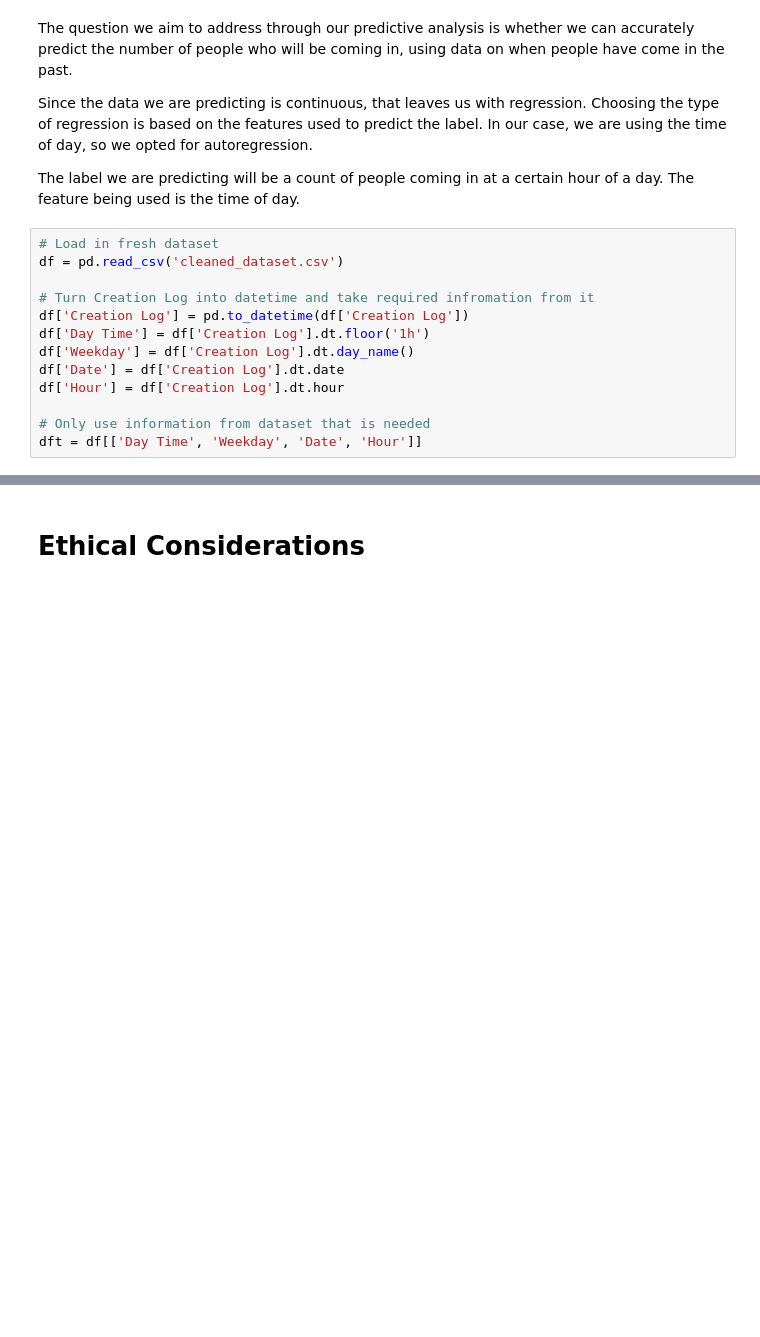
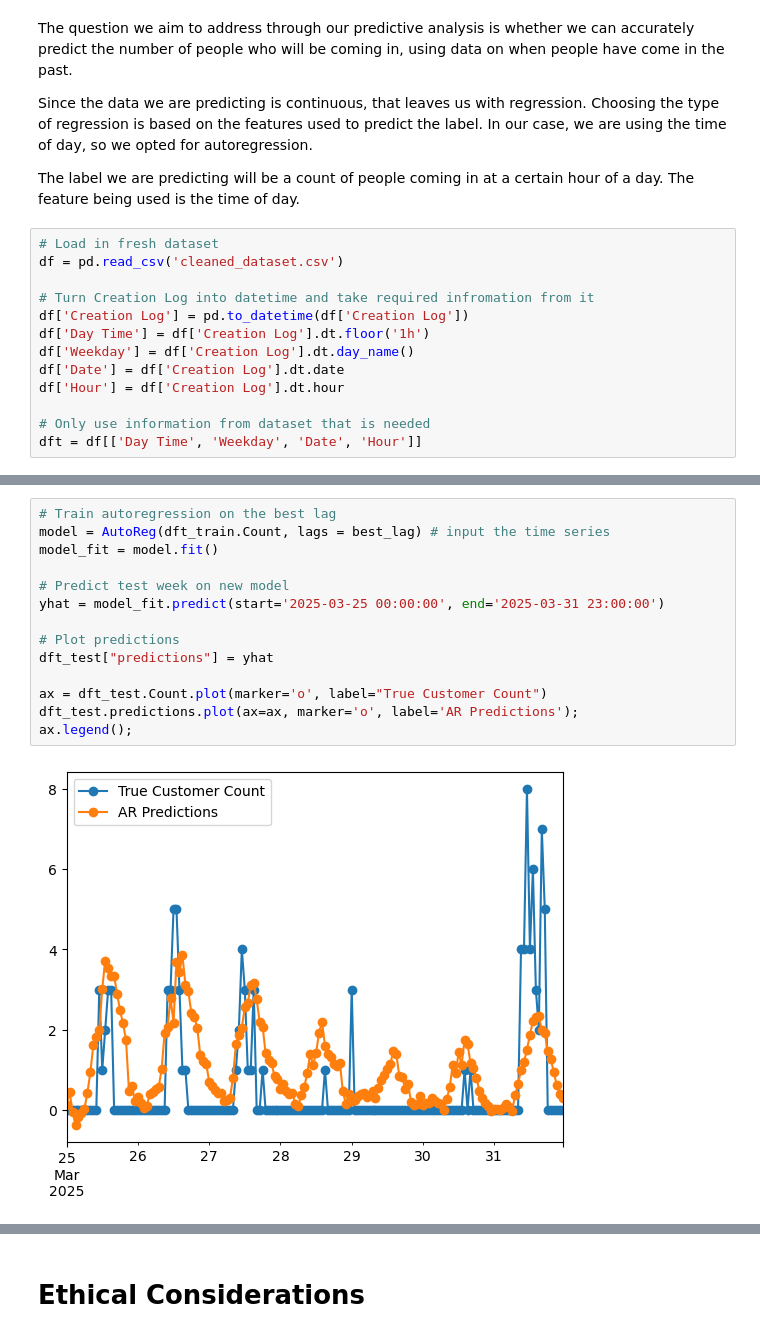
Before and after one commit to MarMar888/ECEDesignLabProj, a Jupyter notebook: final_report.ipynb, the cells around one changed output, grey strips where cells are left out. Cells and saved outputs as stored; diff of their text form; blank space fills up the shorter version.

```diff
--- a/final_report.ipynb
+++ b/final_report.ipynb
@@ -98,0 +160,16 @@ dft = df[['Day Time', 'Weekday', 'Date', 'Hour']]
+# %%
+# Train autoregression on the best lag
+model = AutoReg(dft_train.Count, lags = best_lag) # input the time series
+model_fit = model.fit()
+
+# Predict test week on new model
+yhat = model_fit.predict(start='2025-03-25 00:00:00', end='2025-03-31 23:00:00')
+
+# Plot predictions
+dft_test["predictions"] = yhat
+
+ax = dft_test.Count.plot(marker='o', label="True Customer Count")
+dft_test.predictions.plot(ax=ax, marker='o', label='AR Predictions');
+ax.legend();
+# %% [output]
+[figure, added]
```
Also changed, not shown: parts of 7 cells of this notebook.
